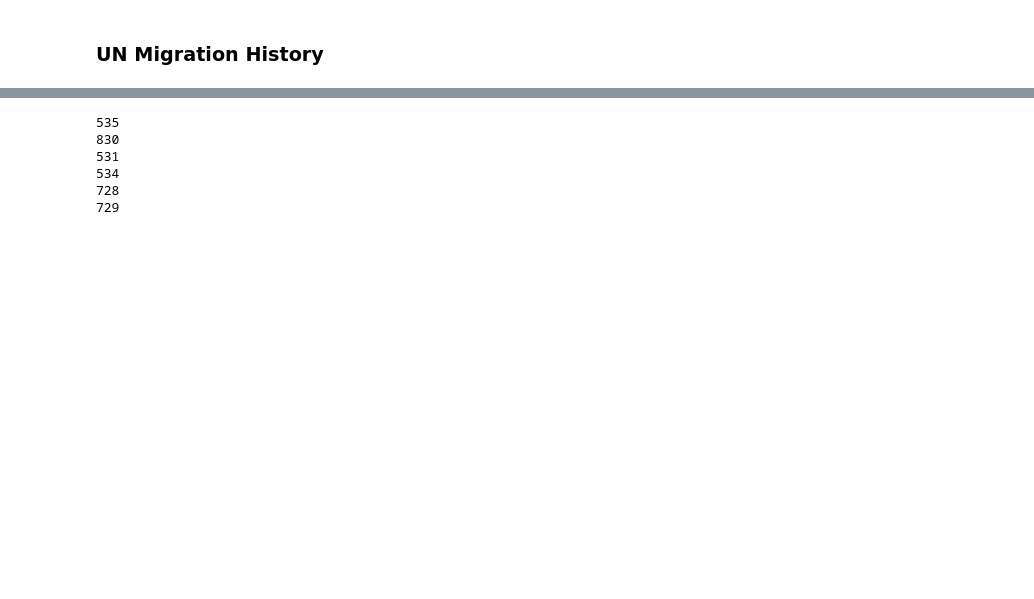
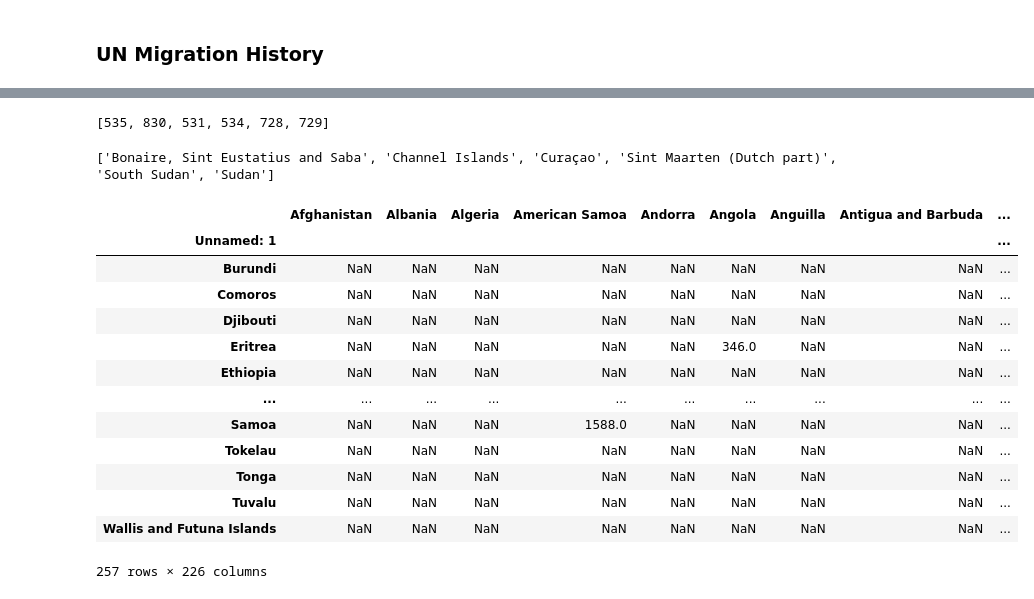
Before and after one commit to crcresearch/GOS, a Jupyter notebook: examples/multiscale-migration/Multiscale Migration Model.ipynb, the cells around one changed output, grey strips where cells are left out. Cells and saved outputs as stored; diff of their text form; code cells hidden in the pictures; blank space fills up the shorter version.

```diff
--- a/examples/multiscale-migration/Multiscale Migration Model.ipynb
+++ b/examples/multiscale-migration/Multiscale Migration Model.ipynb
@@ -188,6 +169,7 @@ un_pd = pd.read_excel(
         ),
         skiprows=15
     )
+un_pd.index = un_pd['Unnamed: 1']
 # %%
 names = un_pd.iloc[:,1]
 un_codes = un_pd.iloc[:,3]
@@ -215,2 +177,2 @@ set(un_codes).difference(set(cc.iloc[:,1]).union(set(other_codes.iloc[:,1])))
 # %%
-un_pd.iloc[:,1:250]
+un_pd = un_pd.iloc[8:275,8:250]
@@ -237,17 +180,36 @@ un_pd.iloc[:,1:250]
 #un_pd.iloc[:,1:250].columns.values
 # %%
 codes = []
-for code in [names_to_un_codes[x] for x in un_pd.iloc[:,1:250].columns.values[7:239]]:
+missing = []
+for code in [names_to_un_codes[x] for x in un_pd.columns.values]:
     if len(cc[cc['Numeric code'] == code]):
         codes.append(cc[cc['Numeric code'] == code].index[0])
     #elif len(other_codes[other_codes['Code'] == country]):
     #    codes.append(other_codes[other_codes['Code'] == country]["ISO"][0])
     else:
-        print(code)
+        missing.append(code)
+missing
 # %% [output]
-535
-830
-531
-534
-728
-729
+[535, 830, 531, 534, 728, 729]
+# %%
+# We want to drop these
+drop = [x for x in un_pd.columns.values if x not in names_to_un_codes.keys() or names_to_un_codes[x] in missing]
+print(drop)
+un_pd = un_pd.drop(drop, axis=1)
+un_pd
+# %% [output]
+['Bonaire, Sint Eustatius and Saba', 'Channel Islands', 'Curaçao', 'Sint Maarten (Dutch part)', 'South Sudan', 'Sudan']
+|  | Afghanistan | Albania | Algeria | American Samoa | Andorra | Angola | Anguilla | Antigua and Barbuda | ... |
+| Unnamed: 1 |  |  |  |  |  |  |  |  | ... |
+| Burundi | NaN | NaN | NaN | NaN | NaN | NaN | NaN | NaN | ... |
+| Comoros | NaN | NaN | NaN | NaN | NaN | NaN | NaN | NaN | ... |
+| Djibouti | NaN | NaN | NaN | NaN | NaN | NaN | NaN | NaN | ... |
+| Eritrea | NaN | NaN | NaN | NaN | NaN | 346.0 | NaN | NaN | ... |
+| Ethiopia | NaN | NaN | NaN | NaN | NaN | NaN | NaN | NaN | ... |
+| ... | ... | ... | ... | ... | ... | ... | ... | ... | ... |
+| Samoa | NaN | NaN | NaN | 1588.0 | NaN | NaN | NaN | NaN | ... |
+| Tokelau | NaN | NaN | NaN | NaN | NaN | NaN | NaN | NaN | ... |
+| Tonga | NaN | NaN | NaN | NaN | NaN | NaN | NaN | NaN | ... |
+| Tuvalu | NaN | NaN | NaN | NaN | NaN | NaN | NaN | NaN | ... |
+| Wallis and Futuna Islands | NaN | NaN | NaN | NaN | NaN | NaN | NaN | NaN | ... |
+257 rows × 226 columns
```
Also changed, not shown: parts of 19 cells of this notebook.
